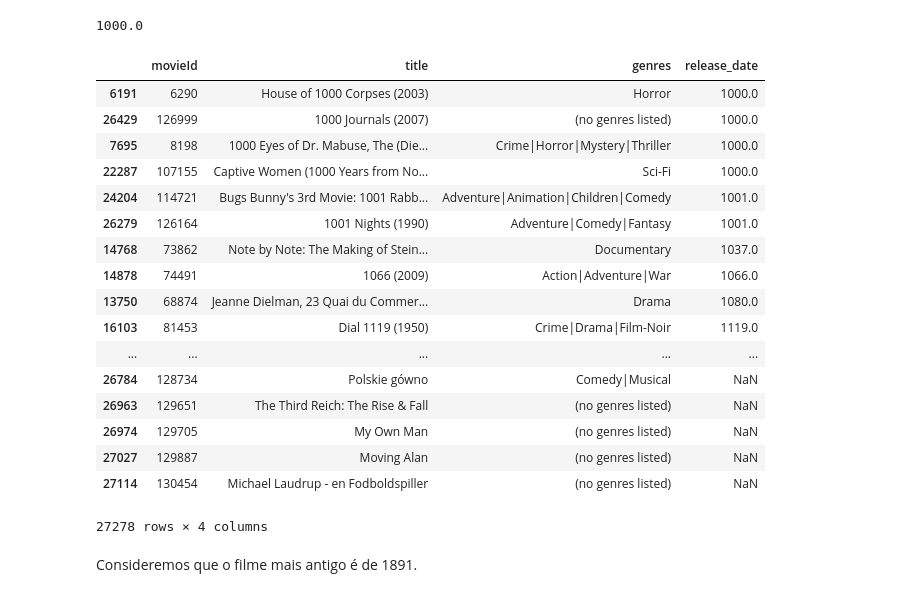
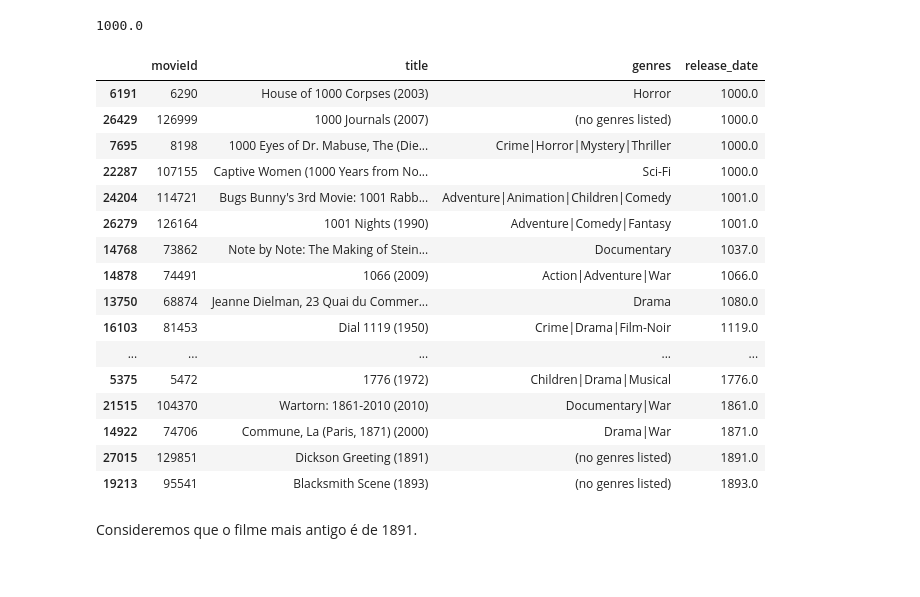
Before and after one commit to onimaru/Recommender_Systems, a Jupyter notebook: Teste_Data_Science_Elo7.ipynb, the cells around one changed output. Saved outputs shown, nothing was run; the diff lists cells and outputs as text; code cells hidden in the pictures.

```diff
--- a/Teste_Data_Science_Elo7.ipynb
+++ b/Teste_Data_Science_Elo7.ipynb
@@ -315,26 +369,25 @@ dt_movies['release_date'].min()
 # %% [output]
 1000.0
 # %%
-dt_movies.sort_values(by='release_date')
+dt_movies.sort_values(by='release_date')[:26]
 # %% [output]
 |  | movieId | title | genres | release_date |
 | 6191 | 6290 | House of 1000 Corpses (2003) | Horror | 1000.0 |
 | 26429 | 126999 | 1000 Journals (2007) | (no genres listed) | 1000.0 |
 | 7695 | 8198 | 1000 Eyes of Dr. Mabuse, The (Die... | Crime|Horror|Mystery|Thriller | 1000.0 |
 | 22287 | 107155 | Captive Women (1000 Years from No... | Sci-Fi | 1000.0 |
 | 24204 | 114721 | Bugs Bunny's 3rd Movie: 1001 Rabb... | Adventure|Animation|Children|Comedy | 1001.0 |
 | 26279 | 126164 | 1001 Nights (1990) | Adventure|Comedy|Fantasy | 1001.0 |
 | 14768 | 73862 | Note by Note: The Making of Stein... | Documentary | 1037.0 |
 | 14878 | 74491 | 1066 (2009) | Action|Adventure|War | 1066.0 |
 | 13750 | 68874 | Jeanne Dielman, 23 Quai du Commer... | Drama | 1080.0 |
 | 16103 | 81453 | Dial 1119 (1950) | Crime|Drama|Film-Noir | 1119.0 |
 | ... | ... | ... | ... | ... |
-| 26784 | 128734 | Polskie gówno | Comedy|Musical | NaN |
-| 26963 | 129651 | The Third Reich: The Rise & Fall | (no genres listed) | NaN |
-| 26974 | 129705 | My Own Man | (no genres listed) | NaN |
-| 27027 | 129887 | Moving Alan | (no genres listed) | NaN |
-| 27114 | 130454 | Michael Laudrup - en Fodboldspiller | (no genres listed) | NaN |
+| 5375 | 5472 | 1776 (1972) | Children|Drama|Musical | 1776.0 |
+| 21515 | 104370 | Wartorn: 1861-2010 (2010) | Documentary|War | 1861.0 |
+| 14922 | 74706 | Commune, La (Paris, 1871) (2000) | Drama|War | 1871.0 |
+| 27015 | 129851 | Dickson Greeting (1891) | (no genres listed) | 1891.0 |
+| 19213 | 95541 | Blacksmith Scene (1893) | (no genres listed) | 1893.0 |
-27278 rows × 4 columns
 # %% [markdown]
 Consideremos que o filme mais antigo é de 1891.
 # %%
```
Also changed, not shown: parts of 88 cells of this notebook.
